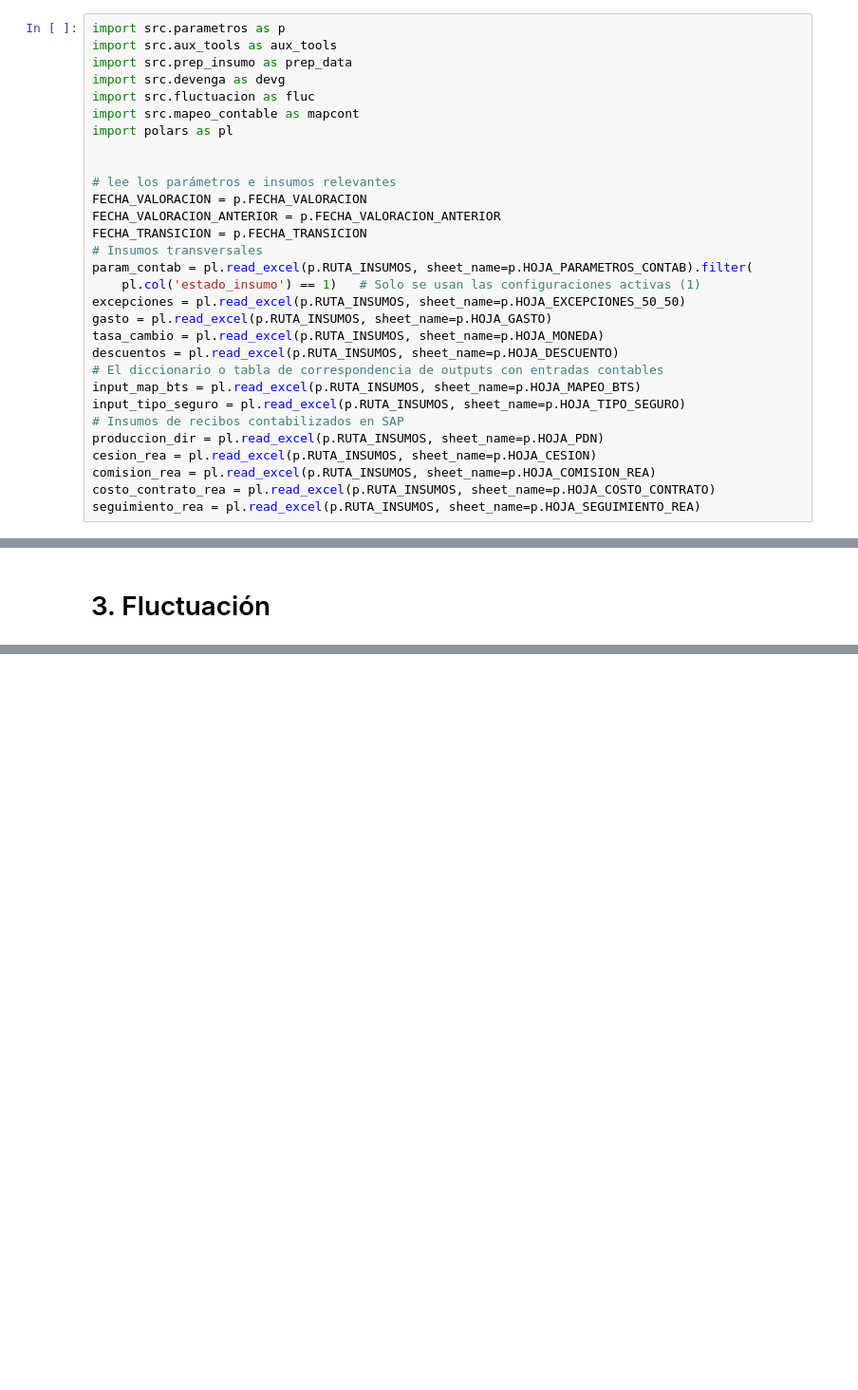
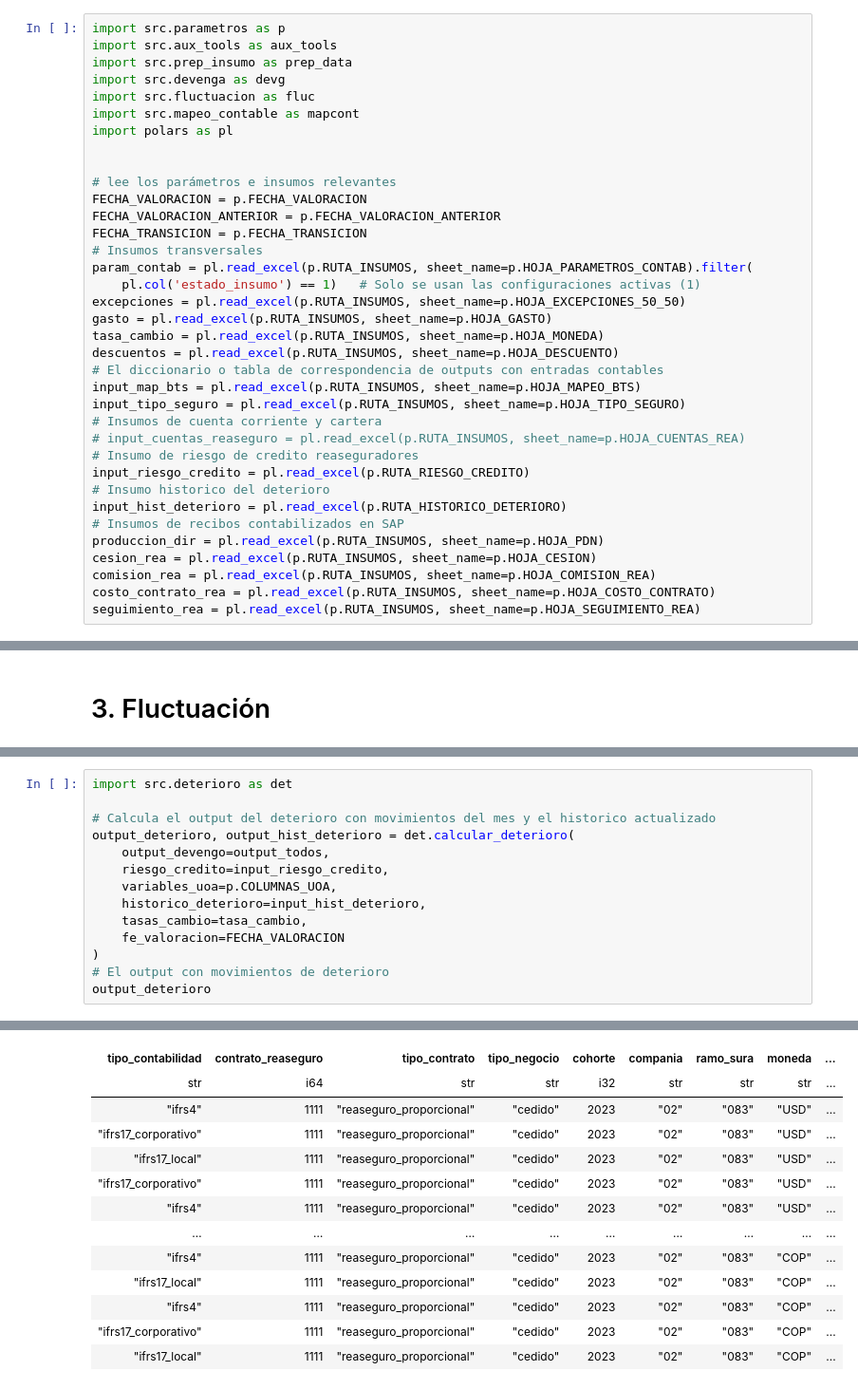
Before and after one commit to sebastobone/prototipo-pcr, a Jupyter notebook: prototipo_pcr/notebook_proceso.ipynb, the cells around one changed output, grey strips where cells are left out. Shown at 95% size. Saved outputs shown, nothing was run; the diff lists cells and outputs as text; blank space fills up the shorter version.

Commit message:
cambios iniciales pris

```diff
--- a/prototipo_pcr/notebook_proceso.ipynb
+++ b/prototipo_pcr/notebook_proceso.ipynb
@@ -26,6 +26,12 @@ descuentos = pl.read_excel(p.RUTA_INSUMOS, sheet_name=p.HOJA_DESCUENTO)
 # El diccionario o tabla de correspondencia de outputs con entradas contables
 input_map_bts = pl.read_excel(p.RUTA_INSUMOS, sheet_name=p.HOJA_MAPEO_BTS)
 input_tipo_seguro = pl.read_excel(p.RUTA_INSUMOS, sheet_name=p.HOJA_TIPO_SEGURO)
+# Insumos de cuenta corriente y cartera
+# input_cuentas_reaseguro = pl.read_excel(p.RUTA_INSUMOS, sheet_name=p.HOJA_CUENTAS_REA)
+# Insumo de riesgo de credito reaseguradores
+input_riesgo_credito = pl.read_excel(p.RUTA_RIESGO_CREDITO)
+# Insumo historico del deterioro
+input_hist_deterioro = pl.read_excel(p.RUTA_HISTORICO_DETERIORO)
 # Insumos de recibos contabilizados en SAP
 produccion_dir = pl.read_excel(p.RUTA_INSUMOS, sheet_name=p.HOJA_PDN)
 cesion_rea = pl.read_excel(p.RUTA_INSUMOS, sheet_name=p.HOJA_CESION)
@@ -479,0 +506,15 @@ Donde:
+# %%
+import src.deterioro as det
+
+# Calcula el output del deterioro con movimientos del mes y el historico actualizado
+output_deterioro, output_hist_deterioro = det.calcular_deterioro(
+    output_devengo=output_todos,
+    riesgo_credito=input_riesgo_credito,
+    variables_uoa=p.COLUMNAS_UOA,
+    historico_deterioro=input_hist_deterioro,
+    tasas_cambio=tasa_cambio,
+    fe_valoracion=FECHA_VALORACION
+)
+# El output con movimientos de deterioro
+output_deterioro
+# %% [output]
@@ -479,0 +522,13 @@ Donde:
+| tipo_contabilidad | contrato_reaseguro | tipo_contrato | tipo_negocio | cohorte | compania | ramo_sura | moneda | ... |
+| str | i64 | str | str | i32 | str | str | str | ... |
+| "ifrs4" | 1111 | "reaseguro_proporcional" | "cedido" | 2023 | "02" | "083" | "USD" | ... |
+| "ifrs17_corporativo" | 1111 | "reaseguro_proporcional" | "cedido" | 2023 | "02" | "083" | "USD" | ... |
+| "ifrs17_local" | 1111 | "reaseguro_proporcional" | "cedido" | 2023 | "02" | "083" | "USD" | ... |
+| "ifrs17_corporativo" | 1111 | "reaseguro_proporcional" | "cedido" | 2023 | "02" | "083" | "USD" | ... |
+| "ifrs4" | 1111 | "reaseguro_proporcional" | "cedido" | 2023 | "02" | "083" | "USD" | ... |
+| … | … | … | … | … | … | … | … | ... |
+| "ifrs4" | 1111 | "reaseguro_proporcional" | "cedido" | 2023 | "02" | "083" | "COP" | ... |
+| "ifrs17_local" | 1111 | "reaseguro_proporcional" | "cedido" | 2023 | "02" | "083" | "COP" | ... |
+| "ifrs4" | 1111 | "reaseguro_proporcional" | "cedido" | 2023 | "02" | "083" | "COP" | ... |
+| "ifrs17_corporativo" | 1111 | "reaseguro_proporcional" | "cedido" | 2023 | "02" | "083" | "COP" | ... |
+| "ifrs17_local" | 1111 | "reaseguro_proporcional" | "cedido" | 2023 | "02" | "083" | "COP" | ... |
```
Also changed, not shown: parts of 19 cells of this notebook, 20 other files.
